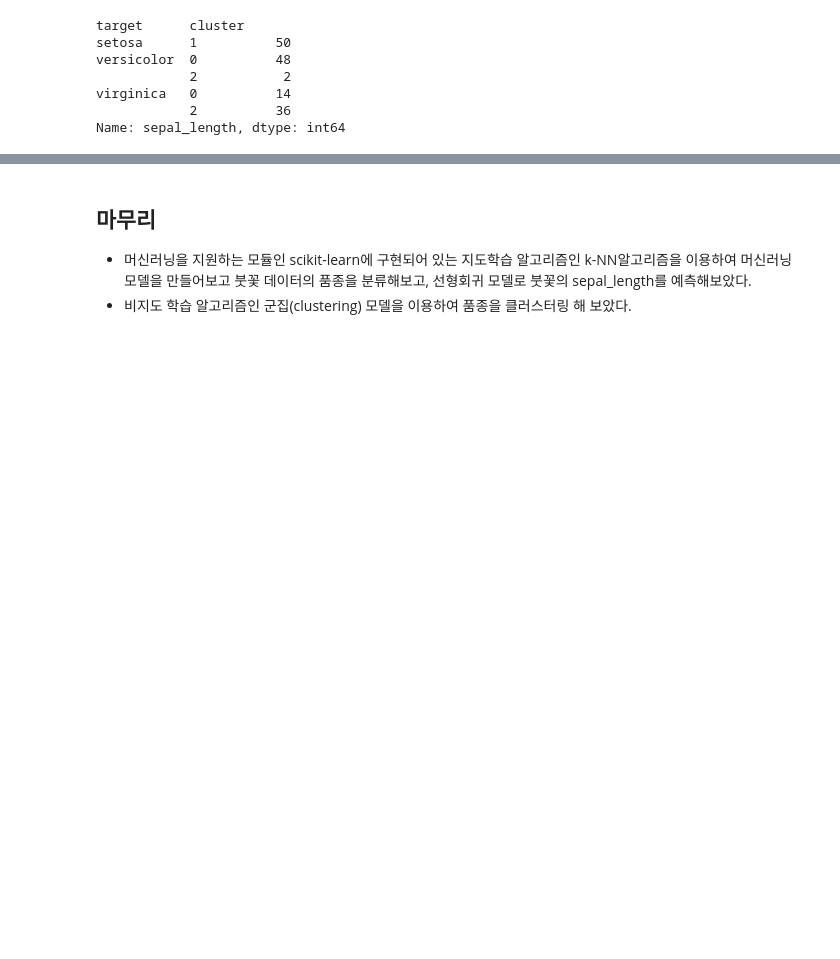
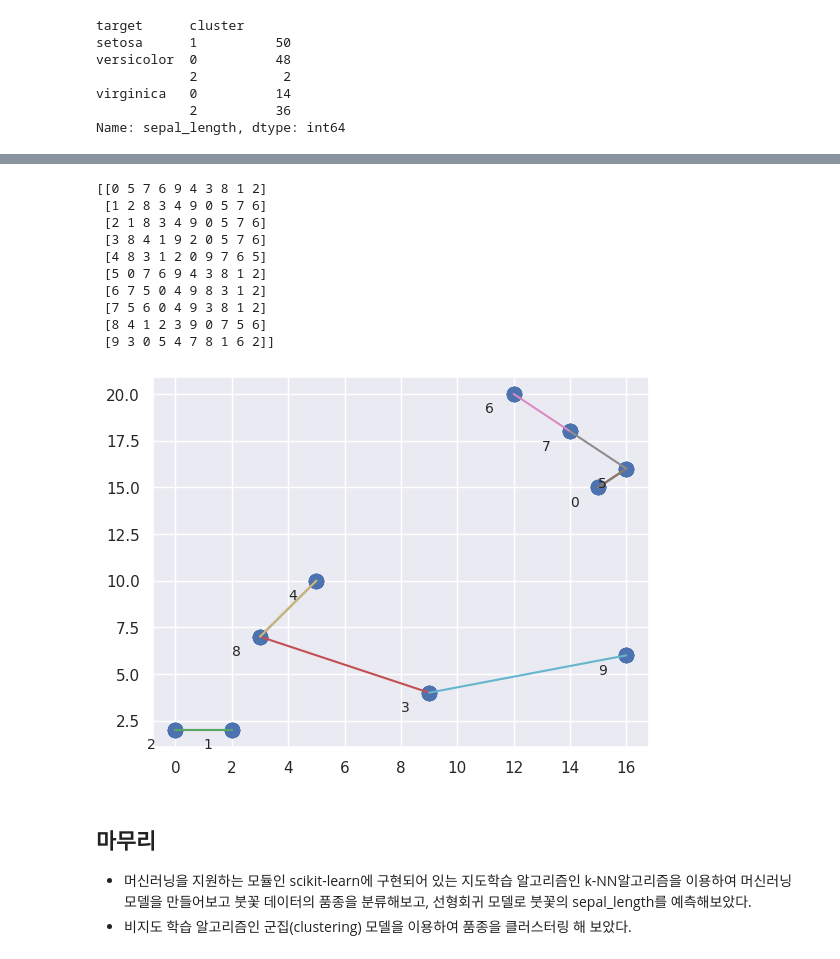
Before and after one commit to HaesunByun/AISW, a Jupyter notebook: _sources/A_chapter12.ipynb, the cells around one changed output, grey strips where cells are left out. Drawn from its saved outputs; the diff is of its cells as text; code cells hidden in the pictures; blank space fills up the shorter version.

```diff
--- a/_sources/A_chapter12.ipynb
+++ b/_sources/A_chapter12.ipynb
@@ -427,3 +492,39 @@ Name: sepal_length, dtype: int64
+# %%
+c_set = ['C0', 'C1', 'C2', 'C3', 'C4', 'C5', 'C6', 'C7', 'C8', 'C9']
+#k-최근접 이웃 알고리즘 : 각 점에 가장 가까운 이웃을 찾는 알고리즘
+#두 점 사이의 거리의 제곱은 각 차원 간의 차이를 제곱해서 더한 값과 같음
+#각 쌍 점의 사이의 거리를 계산 :
+subtract_array = x[:, np.newaxis, :] - x[np.newaxis, :, :]
+
+#좌표 차이를 제곱합
+square_array = subtract_array * subtract_array
+
+#제곱 거리를 구하기 위해 좌표 차이를 더함
+distance_array = np.sum(square_array, axis = 2)
+#print(distance_array) #행열의 대각선이 모두 0
+
+#인덱스로 정렬함
+rank_array = np.argsort(distance_array, axis = 1)
+print(rank_array)
+
+for i in range(0, 10) :
+    target_index = rank_array[i][1]
+    plt.scatter(x[:, 0], x[:, 1], s = 100, color = 'b')
+    plt.text(x[i, 0]-1, x[i, 1] - 1, i, size = 10)
+    #선으로 이음
+    plt.plot((x[i, 0], x[target_index, 0]), (x[i, 1], x[target_index, 1]), color = c_set[i])
+# %% [output]
+[[0 5 7 6 9 4 3 8 1 2]
+ [1 2 8 3 4 9 0 5 7 6]
+ [2 1 8 3 4 9 0 5 7 6]
+ [3 8 4 1 9 2 0 5 7 6]
+ [4 8 3 1 2 0 9 7 6 5]
+ [5 0 7 6 9 4 3 8 1 2]
+ [6 7 5 0 4 9 8 3 1 2]
+ [7 5 6 0 4 9 3 8 1 2]
+ [8 4 1 2 3 9 0 7 5 6]
+ [9 3 0 5 4 7 8 1 6 2]]
+[figure, added]
 # %% [markdown]
 ## 마무리
 
```
Also changed, not shown: parts of 36 cells of this notebook.
